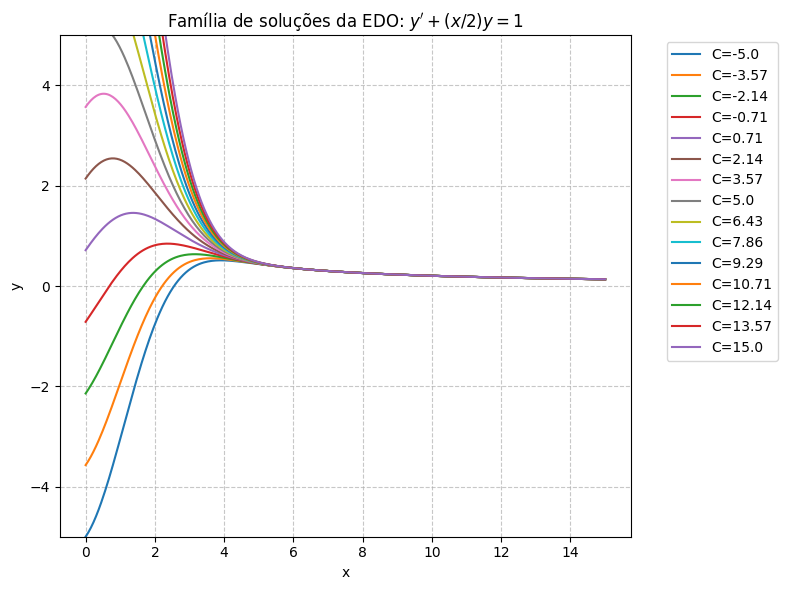
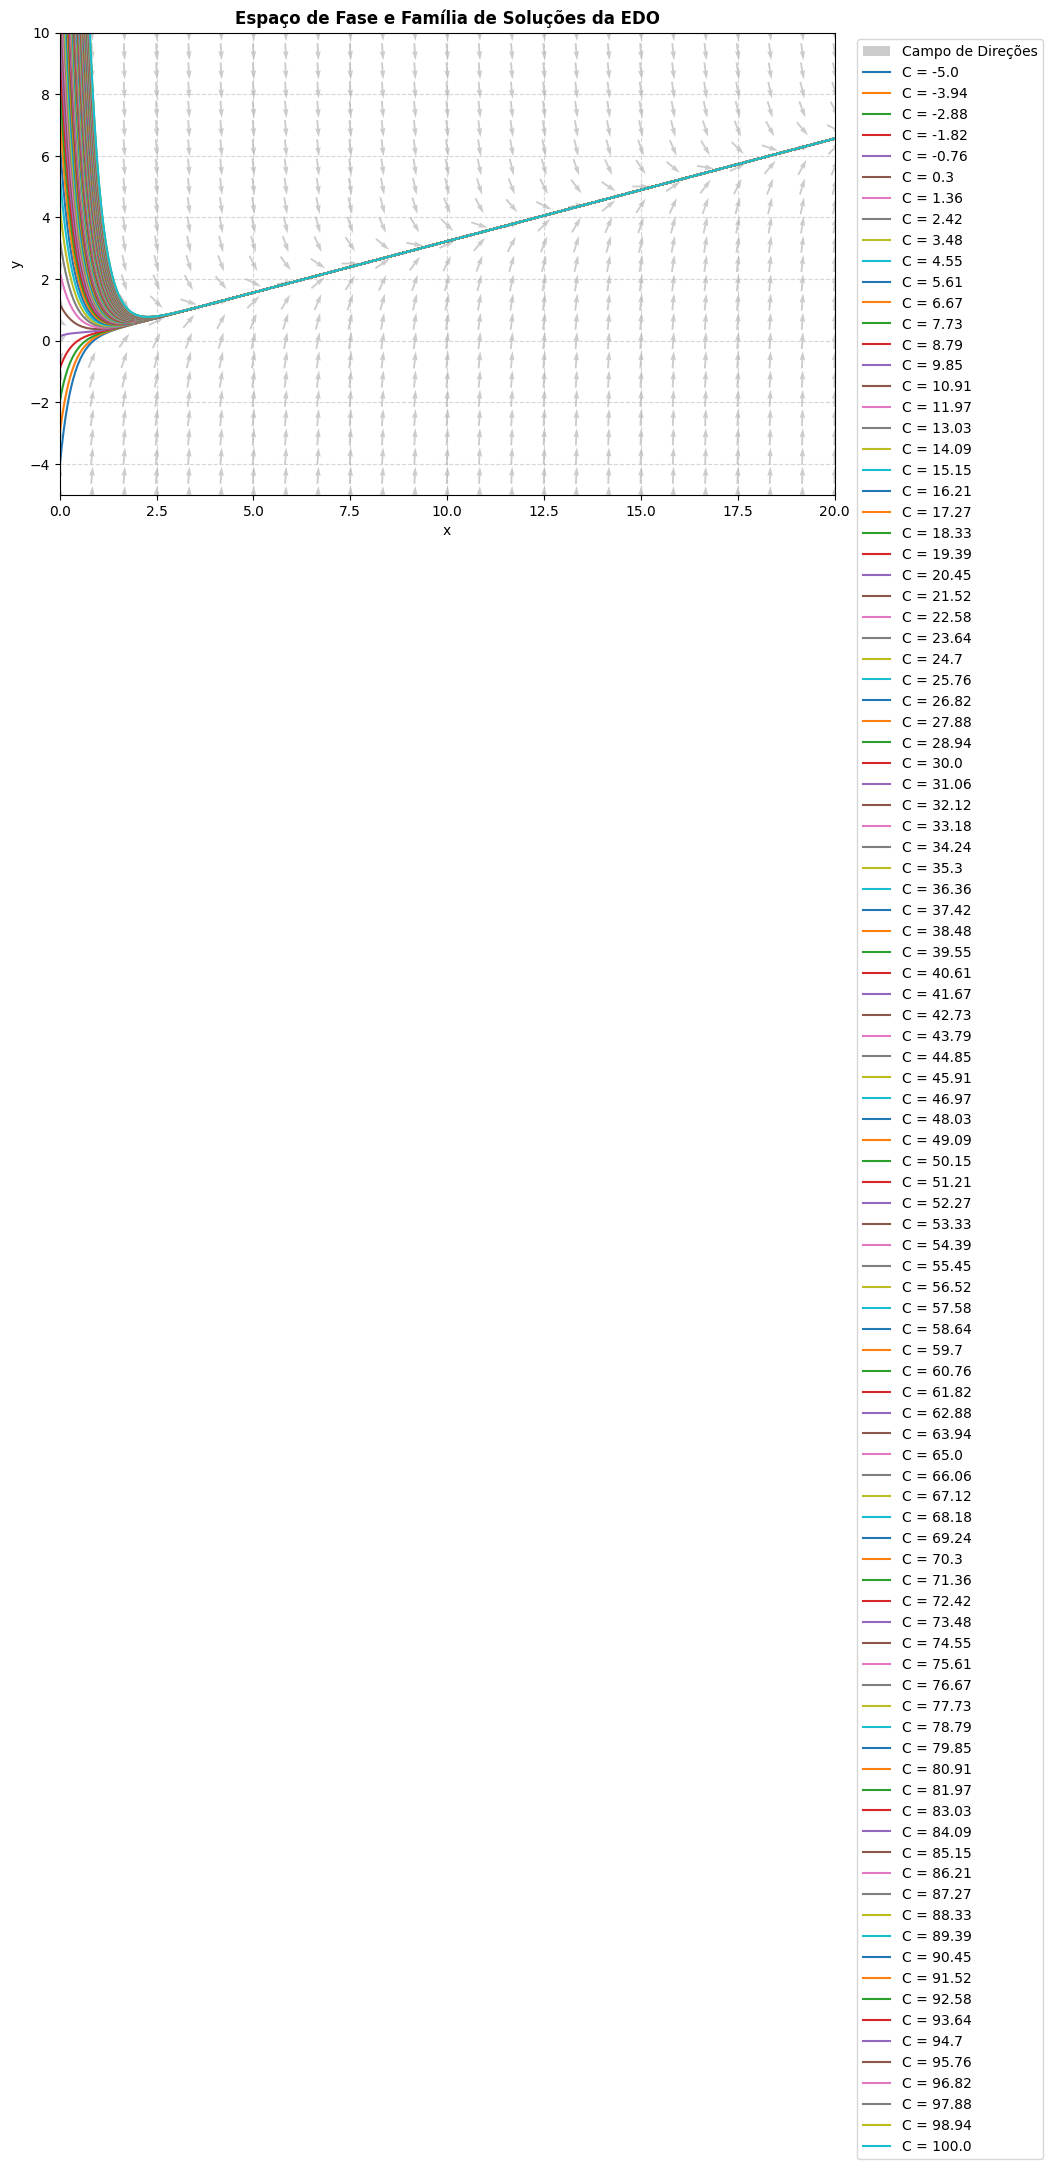
Unified diff of the notebook cell whose output changed from the first chart to the second:
--- before
+++ after
@@ -6,5 +6,5 @@
 def solve_linear_ode(p_expr, q_expr, x_var):
     """
-    Resolve simbolicamente uma EDO linear de 1ª ordem.
+    Resolve simbolicamente uma EDO linear de 1ª ordem: y' + p(x)y = q(x)
     Retorna a expressão simbólica geral em função de x_var e de uma constante C.
     """
@@ -16,25 +16,55 @@
     return y_expr, C
 
-def plot_ode_family(y_func, x_range=(0, 15), y_range=(-5, 5), C_values=None):
+def plot_ode_family(y_func, dydx_func=None, x_range=(0, 15), y_range=(-5, 5), C_values=None):
     """
-    Renderiza a família de soluções a partir de uma função numérica pré-compilada.
+    Renderiza a família de soluções e, opcionalmente, o campo de direções.
     """
     x_vals = np.linspace(x_range[0], x_range[1], 400)
     C_values = C_values if C_values is not None else np.linspace(-5, 15, 15)
 
-    plt.figure(figsize=(8, 6))
-    
+    plt.figure(figsize=(10, 6))
+
+    # --- INJEÇÃO DO CAMPO DE DIREÇÕES ---
+    if dydx_func is not None:
+        # Criamos um grid 2D menos denso para não poluir visualmente o quiver
+        x_mesh = np.linspace(x_range[0], x_range[1], 25)
+        y_mesh = np.linspace(y_range[0], y_range[1], 25)
+        X, Y = np.meshgrid(x_mesh, y_mesh)
+        
+        # Avaliamos dy/dx na malha. O deslocamento em x (dx) é sempre 1.
+        dY = dydx_func(X, Y)
+        dX = np.ones_like(dY)
+        
+        # Normalização dos vetores para criar um 'slope field' puro (setas de tamanho igual)
+        norm = np.sqrt(dX**2 + dY**2)
+        # Evita divisão por zero em casos de singularidade ou derivadas extremas
+        norm = np.where(norm == 0, 1, norm) 
+        dX, dY = dX / norm, dY / norm
+        
+        plt.quiver(X, Y, dX, dY, color='gray', alpha=0.4, angles='xy', pivot='mid', label='Campo de Direções')
+    # ------------------------------------
+
+    # Plotagem da família de soluções (Atratores)
     for c_val in C_values:
-        # A avaliação pode gerar números complexos devido ao erf(ix),
-        # pegamos a parte real que contém a solução física neste domínio.
         y_vals = np.real(y_func(x_vals, c_val))
-        plt.plot(x_vals, y_vals, label=f'C={round(c_val, 2)}')
+        
+        # Opcional: mascarar valores muito fora do limite do eixo Y para otimizar o Matplotlib
+        y_vals = np.ma.masked_outside(y_vals, y_range[0]*2, y_range[1]*2)
+        
+        plt.plot(x_vals, y_vals, linewidth=1.5, label=f'C = {round(c_val, 2)}')
 
-    plt.title("Família de soluções da EDO: $y' + (x/2)y = 1$")
+    plt.title("Espaço de Fase e Família de Soluções da EDO", fontsize=12, fontweight='bold')
     plt.xlabel("x")
     plt.ylabel("y")
+    plt.xlim(x_range)
     plt.ylim(y_range)
-    plt.legend(bbox_to_anchor=(1.05, 1), loc='upper left')
-    plt.grid(True, linestyle='--', alpha=0.7)
+    
+    # Gerenciamento de legenda para não poluir o gráfico
+    handles, labels = plt.gca().get_legend_handles_labels()
+    # Remove duplicatas da legenda do Quiver caso esteja em um loop (não é, mas é boa prática)
+    by_label = dict(zip(labels, handles))
+    #plt.legend(by_label.values(), by_label.keys(), bbox_to_anchor=(1.02, 1), loc='upper left')
+    
+    plt.grid(True, linestyle='--', alpha=0.5)
     plt.tight_layout()
     plt.show()
@@ -42,14 +72,29 @@
 if __name__ == "__main__":
     x = sp.symbols('x')
-    p = x / 2
-    q = 1
+    y_sym = sp.symbols('y') # Símbolo necessário para a derivada
+    
+    p = 3
+    q = x + sp.exp(-2*x)
 
-    # 1. Resolvemos analiticamente
+    # 1. Pipeline Analítico
     y_expr, C = solve_linear_ode(p, q, x)
     
-    # 2. Compilamos explicitamente mapeando numpy e scipy
-    # Usamos np.vectorize caso a expressão se torne uma constante em algum edge case
+    # 2. Pipeline Numérico - Solução
     y_func_raw = sp.lambdify((x, C), y_expr, modules=['numpy', 'scipy'])
     
-    # 3. Plotamos
-    plot_ode_family(y_func_raw)
+    # 3. Pipeline Numérico - Derivada para o Slope Field
+    # y' + py = q  =>  y' = q - py
+    dydx_expr = q - p * y_sym
+    
+    # Para expressões que possam resultar em uma constante (ex: se p=0 e q=1), 
+    # np.vectorize assegura que um array seja retornado quando X, Y (matrizes) forem passados.
+    dydx_func_raw = np.vectorize(sp.lambdify((x, y_sym), dydx_expr, modules=['numpy']))
+    
+    # 4. Renderização
+    plot_ode_family(
+        y_func=y_func_raw, 
+        dydx_func=dydx_func_raw, 
+        C_values=np.linspace(-5, 100, 100), 
+        y_range=(-5, 10), 
+        x_range=(0, 20)
+    )

Commit: Update Family Solutions Plotter.ipynb